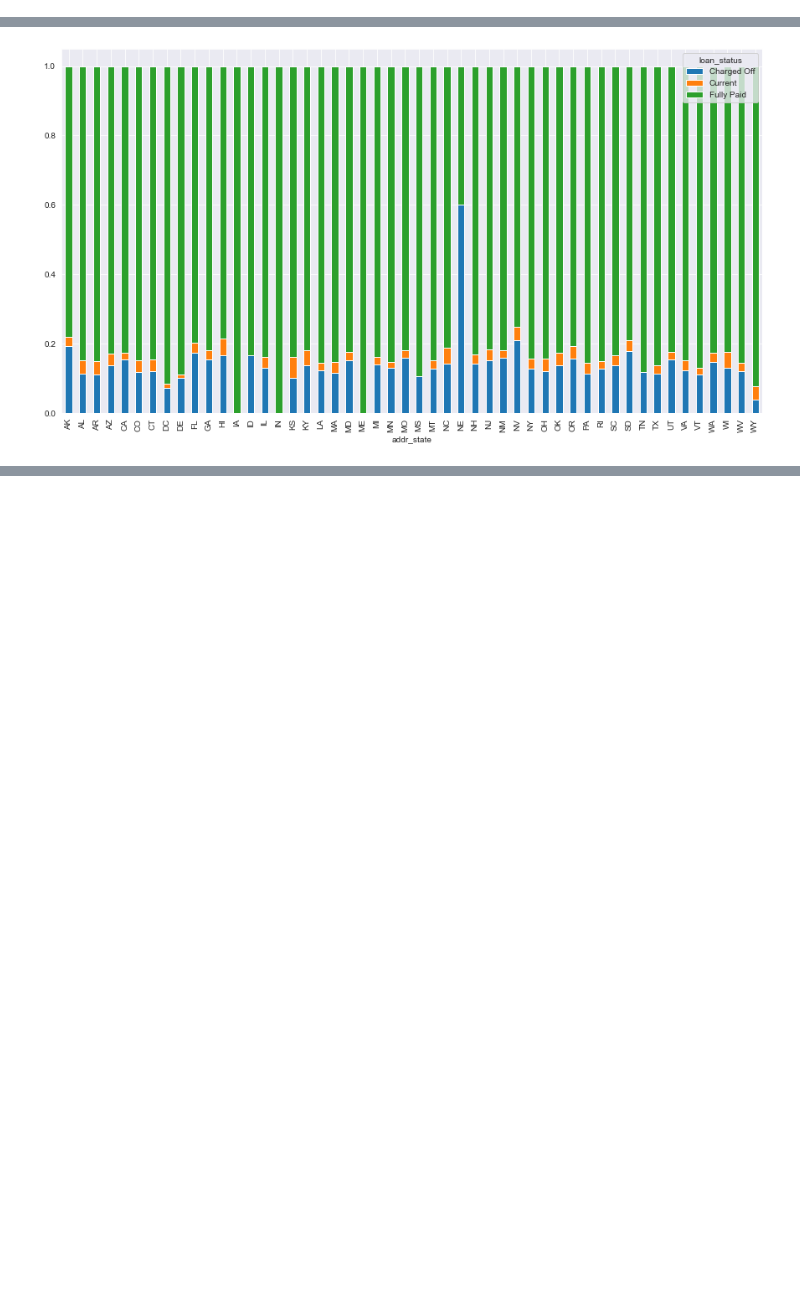
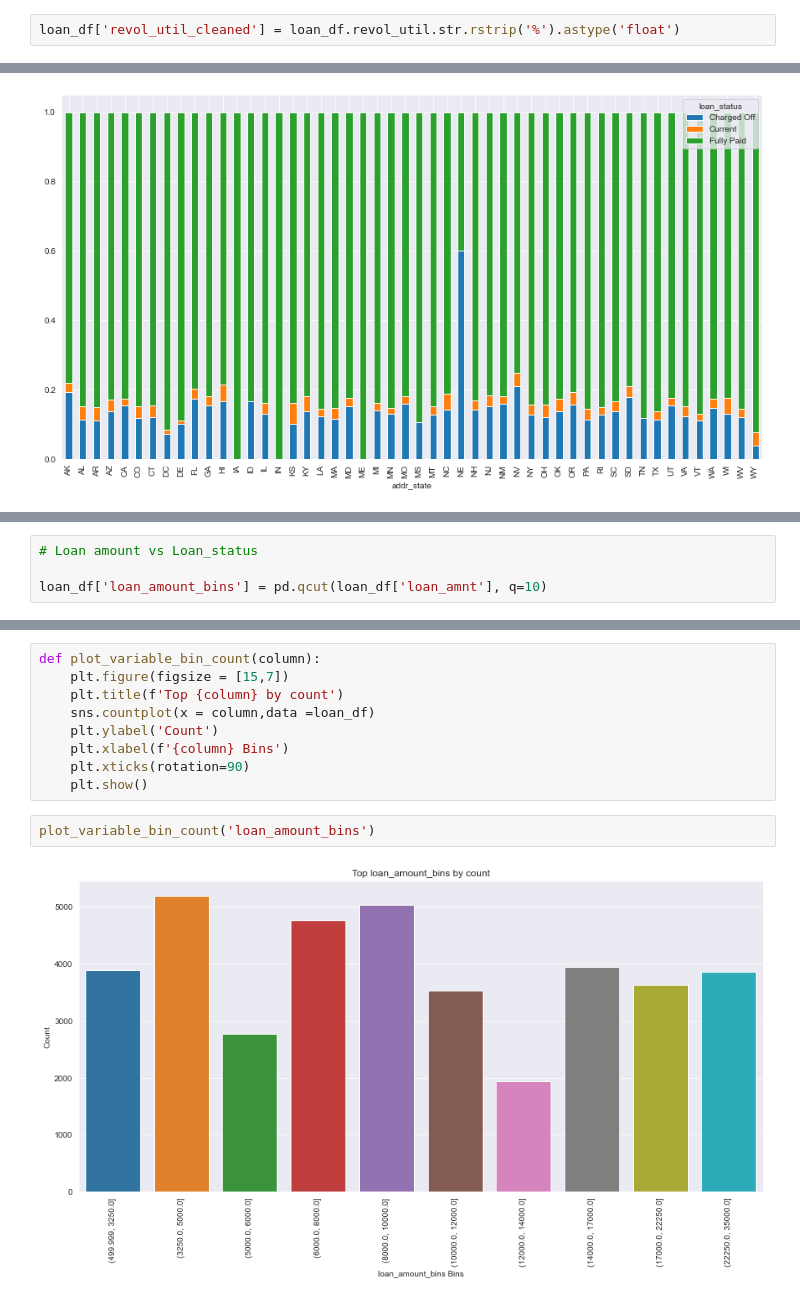
Before and after one commit to subhasisj/Lending-Club-Assignment, a Jupyter notebook: Notebooks/Exploration-Subhasis.ipynb, the cells around one changed output, grey strips where cells are left out. Drawn from its saved outputs; the diff is of its cells as text; blank space fills up the shorter version.

Commit message:
continous variable bins

```diff
--- a/Notebooks/Exploration-Subhasis.ipynb
+++ b/Notebooks/Exploration-Subhasis.ipynb
@@ -615,6 +615,8 @@ unique       11
 top          10
 freq       8869
 Name: emp_length_cleaned, dtype: object
+# %%
+loan_df['revol_util_cleaned'] = loan_df.revol_util.str.rstrip('%').astype('float')
 # %%
 loan_df['int_rate_cleaned'] = loan_df.int_rate.str.rstrip('%').astype('float')
 # %%
@@ -741,0 +748,4 @@ create_stacked_plot_by_column('addr_state')
+# %%
+# Loan amount vs Loan_status
+
+loan_df['loan_amount_bins'] = pd.qcut(loan_df['loan_amnt'], q=10)
@@ -741,0 +766,13 @@ create_stacked_plot_by_column('addr_state')
+# %%
+def plot_variable_bin_count(column):
+    plt.figure(figsize = [15,7])
+    plt.title(f'Top {column} by count')
+    sns.countplot(x = column,data =loan_df)
+    plt.ylabel('Count')
+    plt.xlabel(f'{column} Bins')
+    plt.xticks(rotation=90)
+    plt.show()
+# %%
+plot_variable_bin_count('loan_amount_bins')
+# %% [output]
+[figure, added]
```
Also changed, not shown: parts of 17 cells of this notebook.
